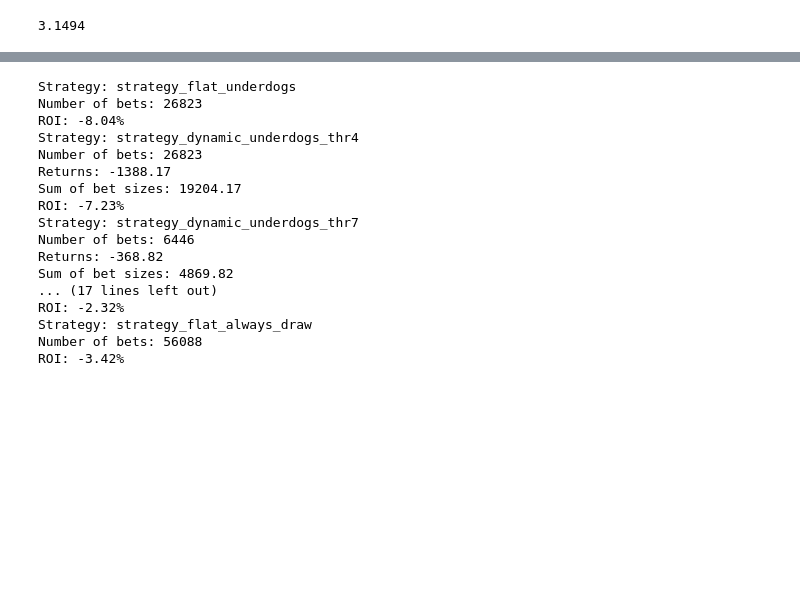
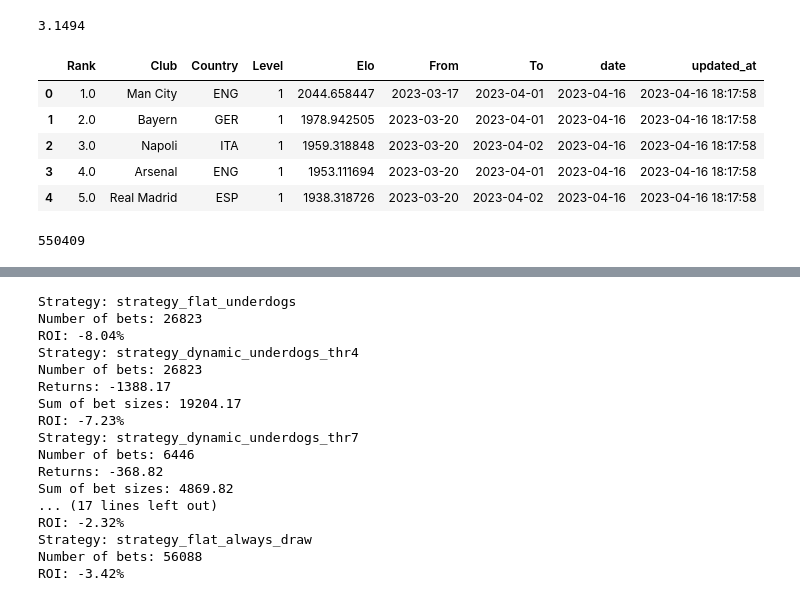
Before and after one commit to Michal-Zablocki/outrights-pred, a Jupyter notebook: bet_backtest.ipynb, the cells around one changed output, grey strips where cells are left out. Cells and saved outputs as stored; diff of their text form; code cells hidden in the pictures; blank space fills up the shorter version.

```diff
--- a/bet_backtest.ipynb
+++ b/bet_backtest.ipynb
@@ -63,3 +63,14 @@ except KeyError:
     pass
 # %% [output]
 3.1494
+# %%
+clubelo_df = pd.read_csv(f'data/club-rankings-ext/clubelo-club-rankings.csv')
+# %%
+clubelo_df.head()
+# %% [output]
+|  | Rank | Club | Country | Level | Elo | From | To | date | updated_at |
+| 0 | 1.0 | Man City | ENG | 1 | 2044.658447 | 2023-03-17 | 2023-04-01 | 2023-04-16 | 2023-04-16 18:17:58 |
+| 1 | 2.0 | Bayern | GER | 1 | 1978.942505 | 2023-03-20 | 2023-04-01 | 2023-04-16 | 2023-04-16 18:17:58 |
+| 2 | 3.0 | Napoli | ITA | 1 | 1959.318848 | 2023-03-20 | 2023-04-02 | 2023-04-16 | 2023-04-16 18:17:58 |
+| 3 | 4.0 | Arsenal | ENG | 1 | 1953.111694 | 2023-03-20 | 2023-04-01 | 2023-04-16 | 2023-04-16 18:17:58 |
+| 4 | 5.0 | Real Madrid | ESP | 1 | 1938.318726 | 2023-03-20 | 2023-04-02 | 2023-04-16 | 2023-04-16 18:17:58 |
@@ -65,0 +79,4 @@ except KeyError:
+# %%
+clubelo_df.shape[0]
+# %% [output]
+550409
```
Also changed, not shown: parts of 5 cells of this notebook, 20 other files.
